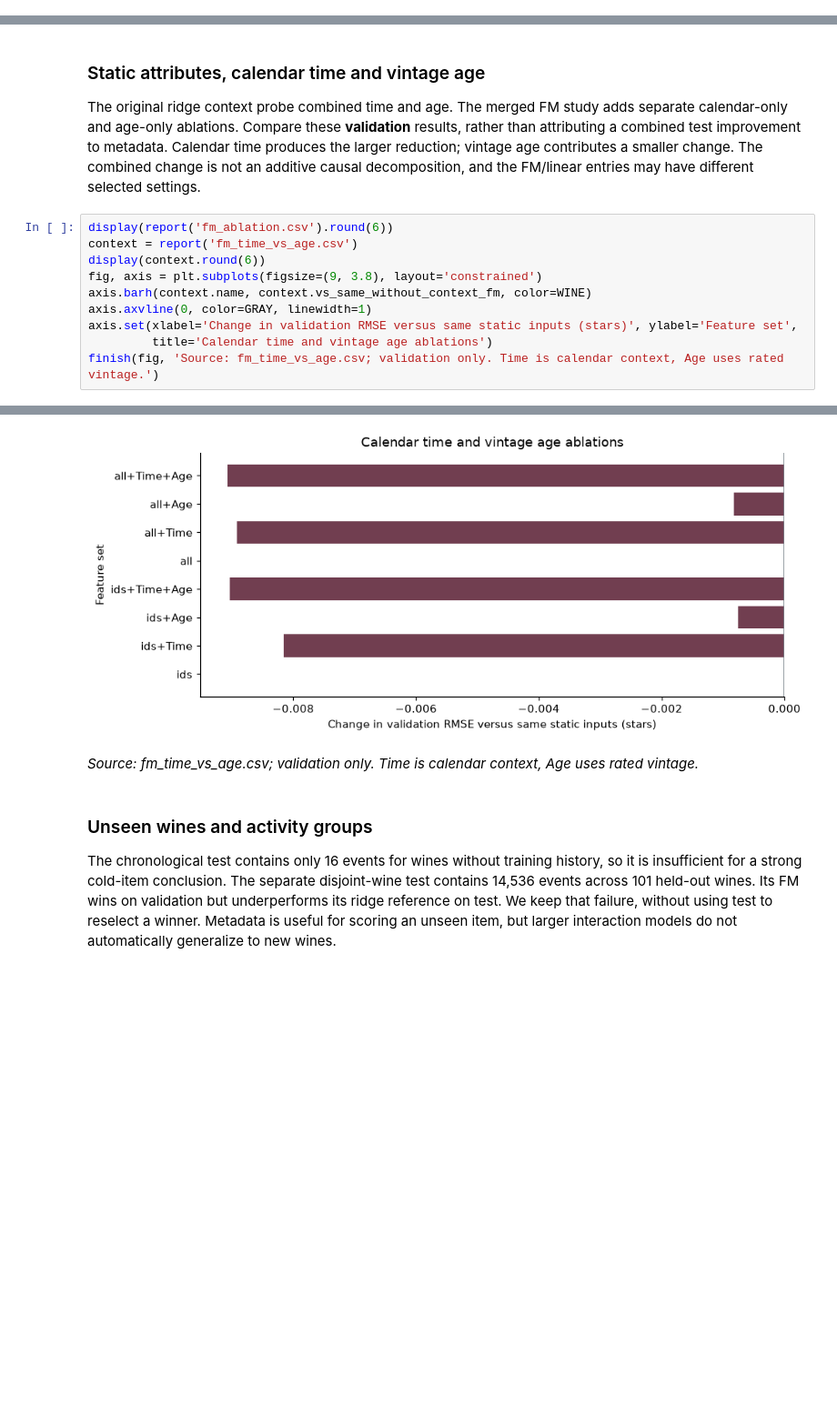
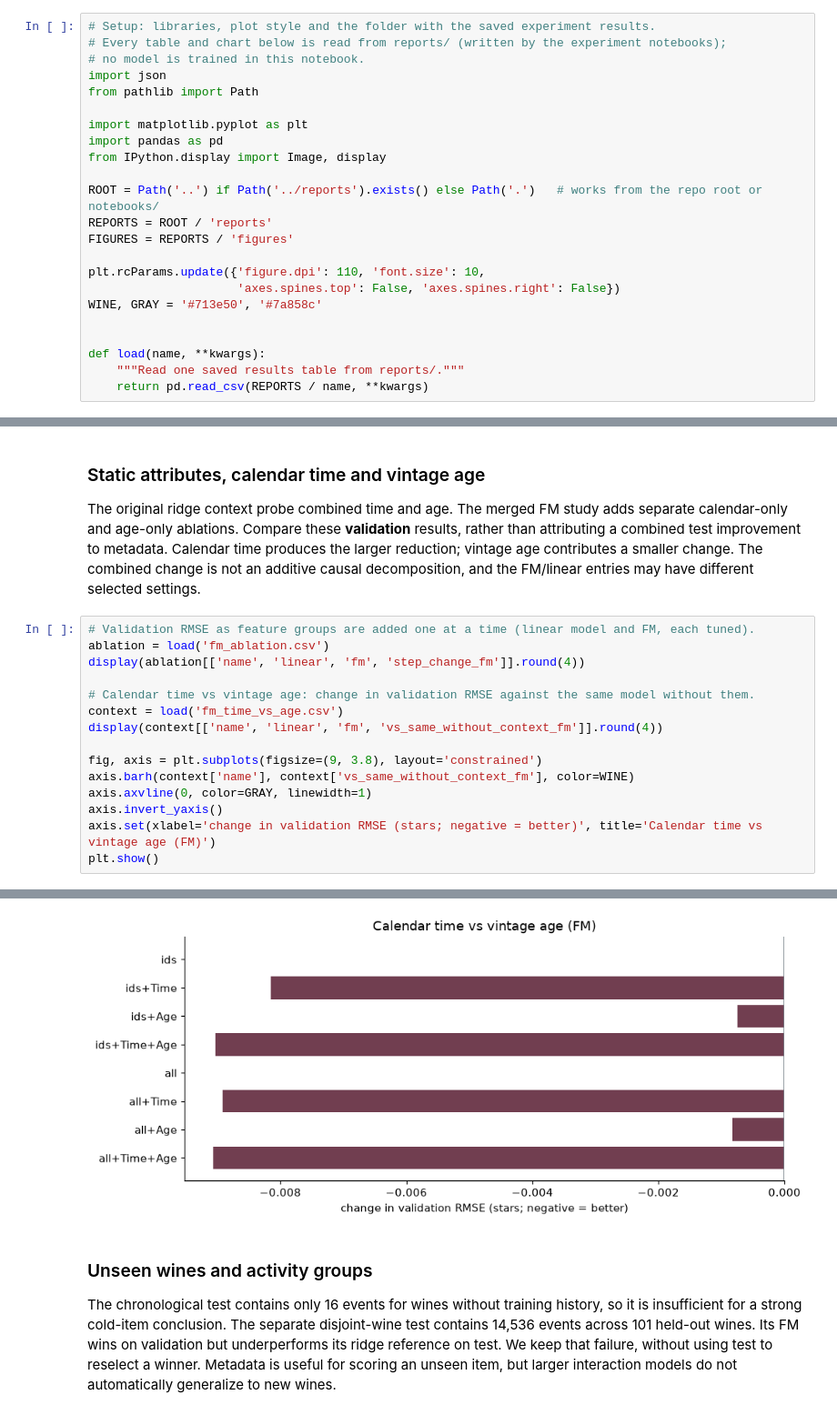
Before and after one commit to AviGon/Wine_Recommendation_System, a Jupyter notebook: notebooks/wine_recommendation.ipynb, the cells around one changed output, grey strips where cells are left out. Shown at 91% size. Saved outputs shown, nothing was run; the diff lists cells and outputs as text; blank space fills up the shorter version.

```diff
--- a/notebooks/wine_recommendation.ipynb
+++ b/notebooks/wine_recommendation.ipynb
@@ -43,3 +9,26 @@ Data revision: 9bba3f2
+# %%
+# Setup: libraries, plot style and the folder with the saved experiment results.
+# Every table and chart below is read from reports/ (written by the experiment notebooks);
+# no model is trained in this notebook.
+import json
+from pathlib import Path
+
+import matplotlib.pyplot as plt
+import pandas as pd
+from IPython.display import Image, display
+
+ROOT = Path('..') if Path('../reports').exists() else Path('.')   # works from the repo root or notebooks/
+REPORTS = ROOT / 'reports'
+FIGURES = REPORTS / 'figures'
+
+plt.rcParams.update({'figure.dpi': 110, 'font.size': 10,
+                     'axes.spines.top': False, 'axes.spines.right': False})
+WINE, GRAY = '#713e50', '#7a858c'
+
+
+def load(name, **kwargs):
+    """Read one saved results table from reports/."""
+    return pd.read_csv(REPORTS / name, **kwargs)
 # %% [markdown]
 <a id="prediction"></a>
 ## Prediction objective and study design
@@ -530,13 +624,18 @@ finish(fig, 'Paired 95% user-bootstrap intervals from each source report; refere
 
 The original ridge context probe combined time and age. The merged FM study adds separate calendar-only and age-only ablations. Compare these **validation** results, rather than attributing a combined test improvement to metadata. Calendar time produces the larger reduction; vintage age contributes a smaller change. The combined change is not an additive causal decomposition, and the FM/linear entries may have different selected settings.
 # %%
-display(report('fm_ablation.csv').round(6))
-context = report('fm_time_vs_age.csv')
-display(context.round(6))
+# Validation RMSE as feature groups are added one at a time (linear model and FM, each tuned).
+ablation = load('fm_ablation.csv')
+display(ablation[['name', 'linear', 'fm', 'step_change_fm']].round(4))
+
+# Calendar time vs vintage age: change in validation RMSE against the same model without them.
+context = load('fm_time_vs_age.csv')
+display(context[['name', 'linear', 'fm', 'vs_same_without_context_fm']].round(4))
+
 fig, axis = plt.subplots(figsize=(9, 3.8), layout='constrained')
-axis.barh(context.name, context.vs_same_without_context_fm, color=WINE)
+axis.barh(context['name'], context['vs_same_without_context_fm'], color=WINE)
 axis.axvline(0, color=GRAY, linewidth=1)
-axis.set(xlabel='Change in validation RMSE versus same static inputs (stars)', ylabel='Feature set',
-         title='Calendar time and vintage age ablations')
-finish(fig, 'Source: fm_time_vs_age.csv; validation only. Time is calendar context, Age uses rated vintage.')
+axis.invert_yaxis()
+axis.set(xlabel='change in validation RMSE (stars; negative = better)', title='Calendar time vs vintage age (FM)')
+plt.show()
 # %% [output]
@@ -560,5 +659,4 @@ finish(fig, 'Source: fm_time_vs_age.csv; validation only. Time is calendar conte
-[figure, old version]
+[figure, new version]
-*Source: fm_time_vs_age.csv; validation only. Time is calendar context, Age uses rated vintage.*
 # %% [markdown]
 ### Unseen wines and activity groups
 
```
Also changed, not shown: parts of 52 cells of this notebook, 6 other files.
